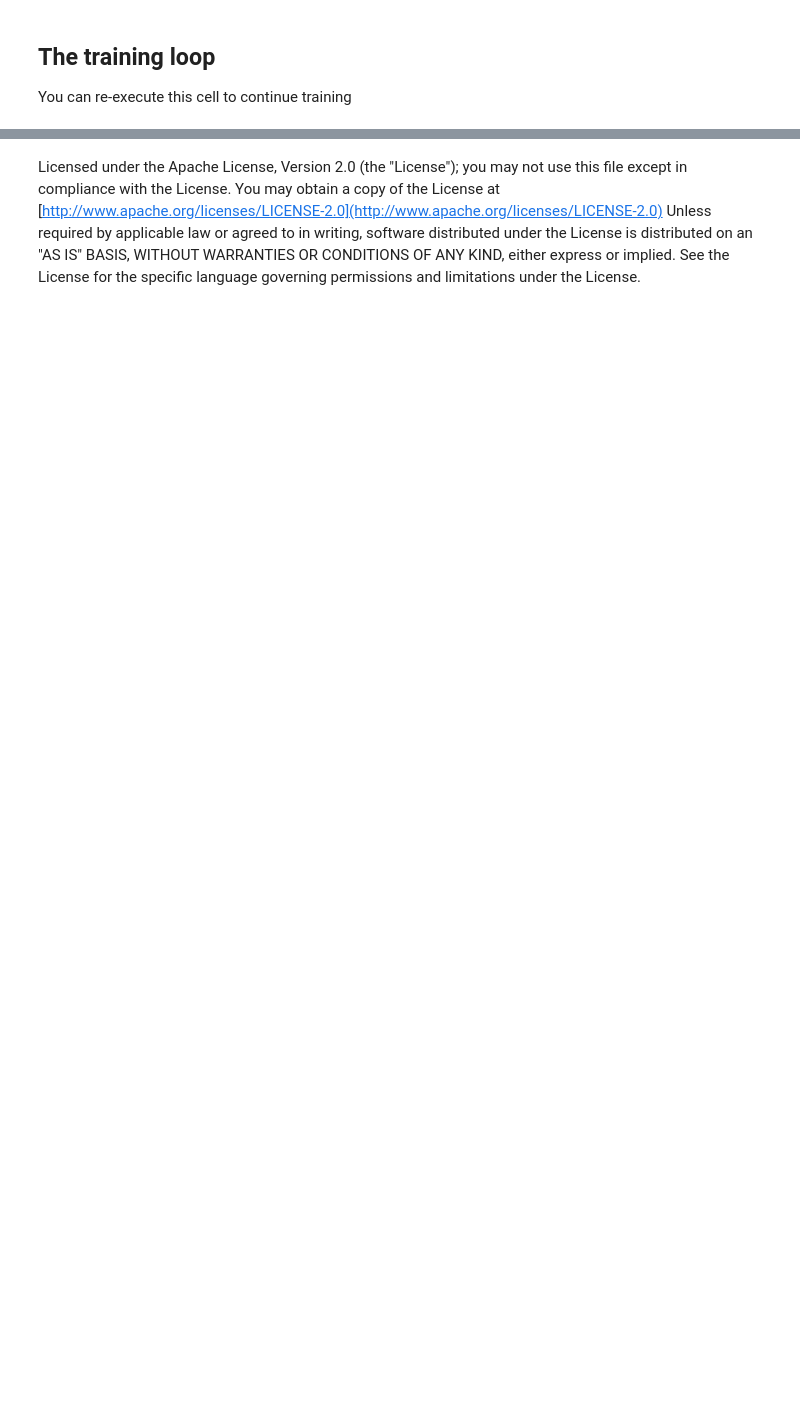
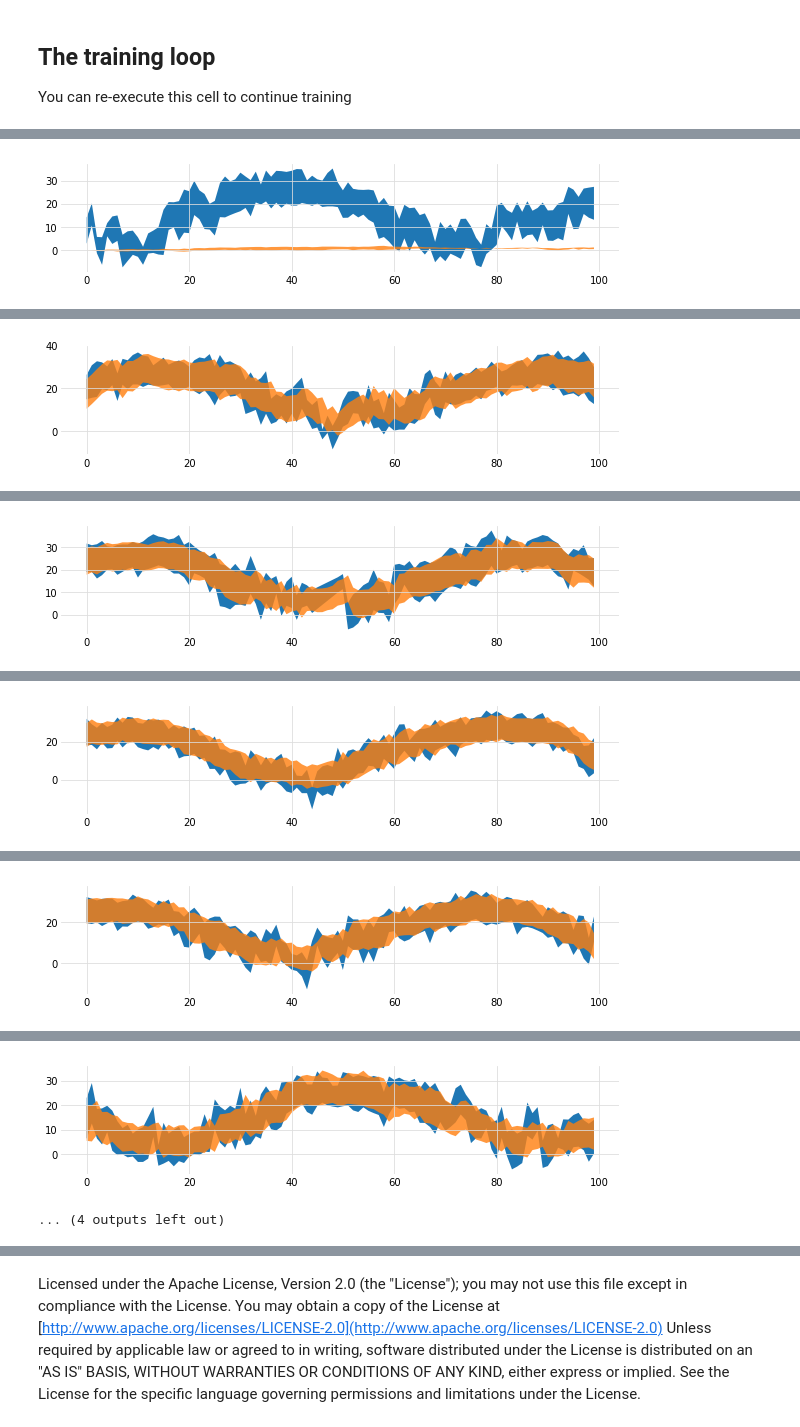
Before and after one commit to dnadamson/tensorflow-rnn-tutorial, a Jupyter notebook: tutorial/01_RNN_generator_temperatures_multisite.ipynb, the cells around one changed output, grey strips where cells are left out. Drawn from its saved outputs; the diff is of its cells as text; code cells hidden in the pictures; blank space fills up the shorter version.

```diff
--- a/tutorial/01_RNN_generator_temperatures_multisite.ipynb
+++ b/tutorial/01_RNN_generator_temperatures_multisite.ipynb
@@ -114,6 +148,7 @@ def model_rnn_fn(features, Hin, labels, dropout_pkeep):
     X = features
     batchsize = tf.shape(X)[0]
     seqlen = tf.shape(X)[1]
+    pairlen = tf.shape(X)[2] # should be 2 (tmin, tmax)
 
     cells = [tf.nn.rnn_cell.GRUCell(RNN_CELLSIZE, activation=ACTIVATION) for _ in range(NLAYERS)]
     # dropout useful between cell layers only: no output dropout on last cell
@@ -121,16 +156,16 @@ def model_rnn_fn(features, Hin, labels, dropout_pkeep):
     dcells.append(cells[-1])
     # a stacked RNN cell still works like an RNN cell
     cell = tf.nn.rnn_cell.MultiRNNCell(dcells, state_is_tuple=False)
-    # X[BATCHSIZE, SEQLEN, 1], Hin[BATCHSIZE, RNN_CELLSIZE*NLAYERS]
+    # X[BATCHSIZE, SEQLEN, 2], Hin[BATCHSIZE, RNN_CELLSIZE*NLAYERS]
     # the sequence unrolling happens here
     Yn, H = tf.nn.dynamic_rnn(cell, X, initial_state=Hin, dtype=tf.float32)
     # Yn[BATCHSIZE, SEQLEN, RNN_CELLSIZE]
     Yn = tf.reshape(Yn, [batchsize*seqlen, RNN_CELLSIZE])
-    Yr = tf.layers.dense(Yn, 1) # Yr [BATCHSIZE*SEQLEN, 1]
-    Yr = tf.reshape(Yr, [batchsize, seqlen, 1]) # Yr [BATCHSIZE, SEQLEN, 1]
-    Yout = Yr[:,-1,:] # Last output Yout [BATCHSIZE, 1]
+    Yr = tf.layers.dense(Yn, 2) # Yr [BATCHSIZE*SEQLEN, 2]
+    Yr = tf.reshape(Yr, [batchsize, seqlen, 2]) # Yr [BATCHSIZE, SEQLEN, 2]
+    Yout = Yr[:,-1,:] # Last output Yout [BATCHSIZE, 2]
 
-    loss = tf.losses.mean_squared_error(Yr, labels) # labels[BATCHSIZE, SEQLEN, 1]
+    loss = tf.losses.mean_squared_error(Yr, labels) # labels[BATCHSIZE, SEQLEN, 2]
     optimizer = tf.train.AdamOptimizer(learning_rate=0.01)
     train_op = optimizer.minimize(loss)
 
@@ -140,8 +175,8 @@ def model_rnn_fn(features, Hin, labels, dropout_pkeep):
 # %%
 # placeholder for inputs
 Hin = tf.placeholder(tf.float32, [None, RNN_CELLSIZE * NLAYERS])
-samples = tf.placeholder(tf.float32, [None, None, 1]) # [BATCHSIZE, SEQLEN, 1]
-labels = tf.placeholder(tf.float32, [None, None, 1]) # [BATCHSIZE, SEQLEN, 1]
+samples = tf.placeholder(tf.float32, [None, None, 2]) # [BATCHSIZE, SEQLEN, 2]
+labels = tf.placeholder(tf.float32, [None, None, 2]) # [BATCHSIZE, SEQLEN, 2]
 dropout_pkeep = tf.placeholder(tf.float32)
 
 # instantiate the model
@@ -187,19 +224,17 @@ sess.run([init])
 ## The training loop
 You can re-execute this cell to continue training
 # %%
-NB_EPOCHS = 300
+NB_EPOCHS = 20
 
 H_ = Hzero
 losses = []
 indices = []
 last_epoch = 0
 for i, (next_samples, next_labels, epoch) in enumerate(utils_batching.rnn_sampling_sequencer(data, RESAMPLE_BY, SEQLEN, nb_epochs=NB_EPOCHS)):
-    next_samples = np.expand_dims(next_samples, axis=2) # model wants 3D inputs [BATCHSIZE, SEQLEN, 1]
-    next_labels = np.expand_dims(next_labels, axis=2)
 
     # reinintialize state between epochs
-    #if epoch != last_epoch:
-    #    H_ = Hzero
+    if epoch != last_epoch:
+        H_ = Hzero
 
     feed = {Hin: H_, samples: next_samples, labels: next_labels, dropout_pkeep: DROPOUT_PKEEP}
     Yout_, H_, loss_, _, Yr_ = sess.run([Yout, H, loss, train_op, Yr], feed_dict=feed)
@@ -213,8 +248,11 @@ for i, (next_samples, next_labels, epoch) in enumerate(utils_batching.rnn_sampli
         losses.append(np.mean(loss_))
         indices.append(i)
 # This visualisation can be helpful to see how the model "locks" on the shape of the curve
-#    if i%100 == 0:
-#        plt.figure(figsize=(10,2))
-#        plt.plot(next_labels[0,:,0])
-#        plt.plot(Yr_[0,:,0])
-#        plt.show()
+    if i%100 == 0:
+        plt.figure(figsize=(10,2))
+        disp_min, disp_max = np.squeeze(np.split(next_labels[0,:], 2, axis=1))
+        plt.fill_between(np.arange(disp_min.shape[0]), disp_min, disp_max)
+        disp_min, disp_max = np.squeeze(np.split(Yr_[0,:], 2, axis=1))
+        plt.fill_between(np.arange(disp_min.shape[0]), disp_min, disp_max).set_alpha(0.8)
+        plt.show()
+# %% [output]
@@ -220,0 +260 @@ for i, (next_samples, next_labels, epoch) in enumerate(utils_batching.rnn_sampli
+[figure, added]
@@ -220,0 +264 @@ for i, (next_samples, next_labels, epoch) in enumerate(utils_batching.rnn_sampli
+[figure, added]
@@ -220,0 +268 @@ for i, (next_samples, next_labels, epoch) in enumerate(utils_batching.rnn_sampli
+[figure, added]
@@ -220,0 +273 @@ for i, (next_samples, next_labels, epoch) in enumerate(utils_batching.rnn_sampli
+[figure, added]
@@ -220,0 +277 @@ for i, (next_samples, next_labels, epoch) in enumerate(utils_batching.rnn_sampli
+[figure, added]
@@ -221,3 +281,5 @@ for i, (next_samples, next_labels, epoch) in enumerate(utils_batching.rnn_sampli
+[figure, added]
+... (4 outputs left out)
 # %%
 plt.ylim(ymax=np.amax(losses[1:])) # ignore first value for scaling
 plt.plot(indices, losses)
```
Also changed, not shown: parts of 16 cells of this notebook, 1 other file.
